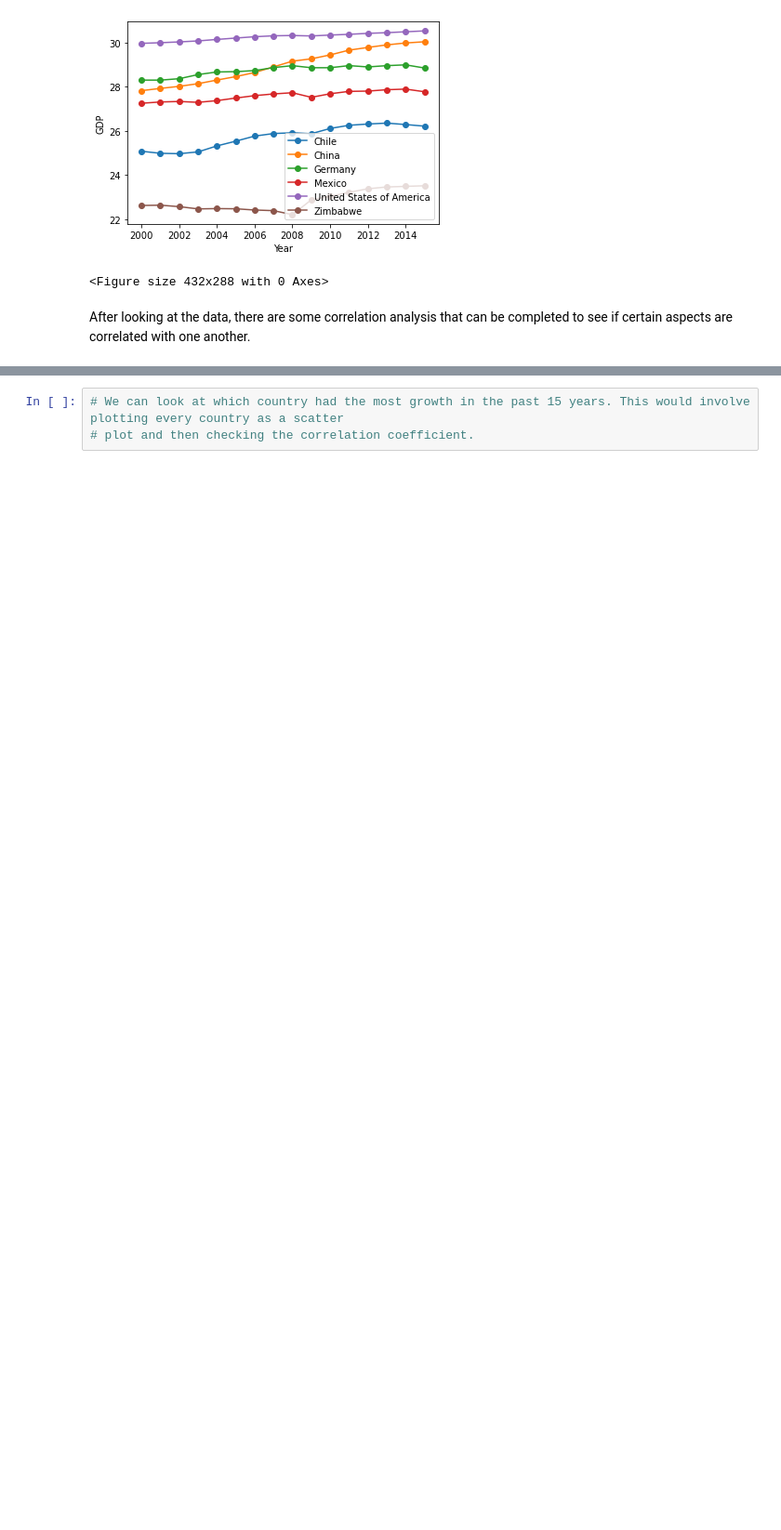
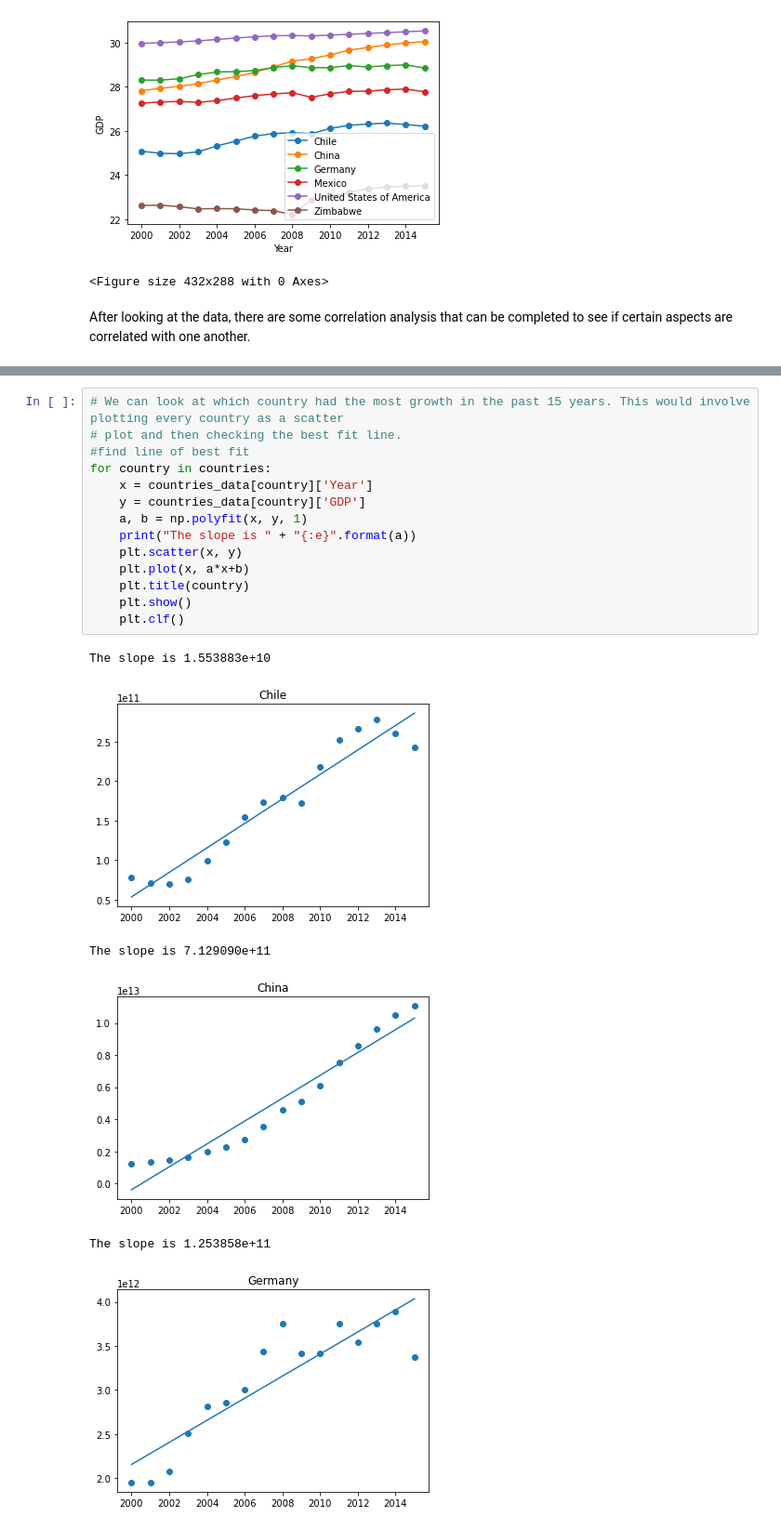
Before and after one commit to yjoanna8/codecademy-data-science, a Jupyter notebook: Life-Expectancy-and-GDP-Starter/life_expectancy_gdp.ipynb, the cells around one changed output, grey strips where cells are left out. Shown at 93% size. Cells and saved outputs as stored; diff of their text form; blank space fills up the shorter version.

```diff
--- a/Life-Expectancy-and-GDP-Starter/life_expectancy_gdp.ipynb
+++ b/Life-Expectancy-and-GDP-Starter/life_expectancy_gdp.ipynb
@@ -104,3 +367,21 @@ After looking at the data, there are some correlation analysis that can be compl
 # %%
 # We can look at which country had the most growth in the past 15 years. This would involve plotting every country as a scatter
-# plot and then checking the correlation coefficient.
+# plot and then checking the best fit line.
+#find line of best fit
+for country in countries:
+    x = countries_data[country]['Year']
+    y = countries_data[country]['GDP']
+    a, b = np.polyfit(x, y, 1)
+    print("The slope is " + "{:e}".format(a))
+    plt.scatter(x, y)
+    plt.plot(x, a*x+b)
+    plt.title(country)
+    plt.show()
+    plt.clf()
+# %% [output]
+The slope is 1.553883e+10
+[figure, added]
+The slope is 7.129090e+11
+[figure, added]
+The slope is 1.253858e+11
+[figure, added]
```
Also changed, not shown: parts of 8 cells of this notebook, 1 other file.
